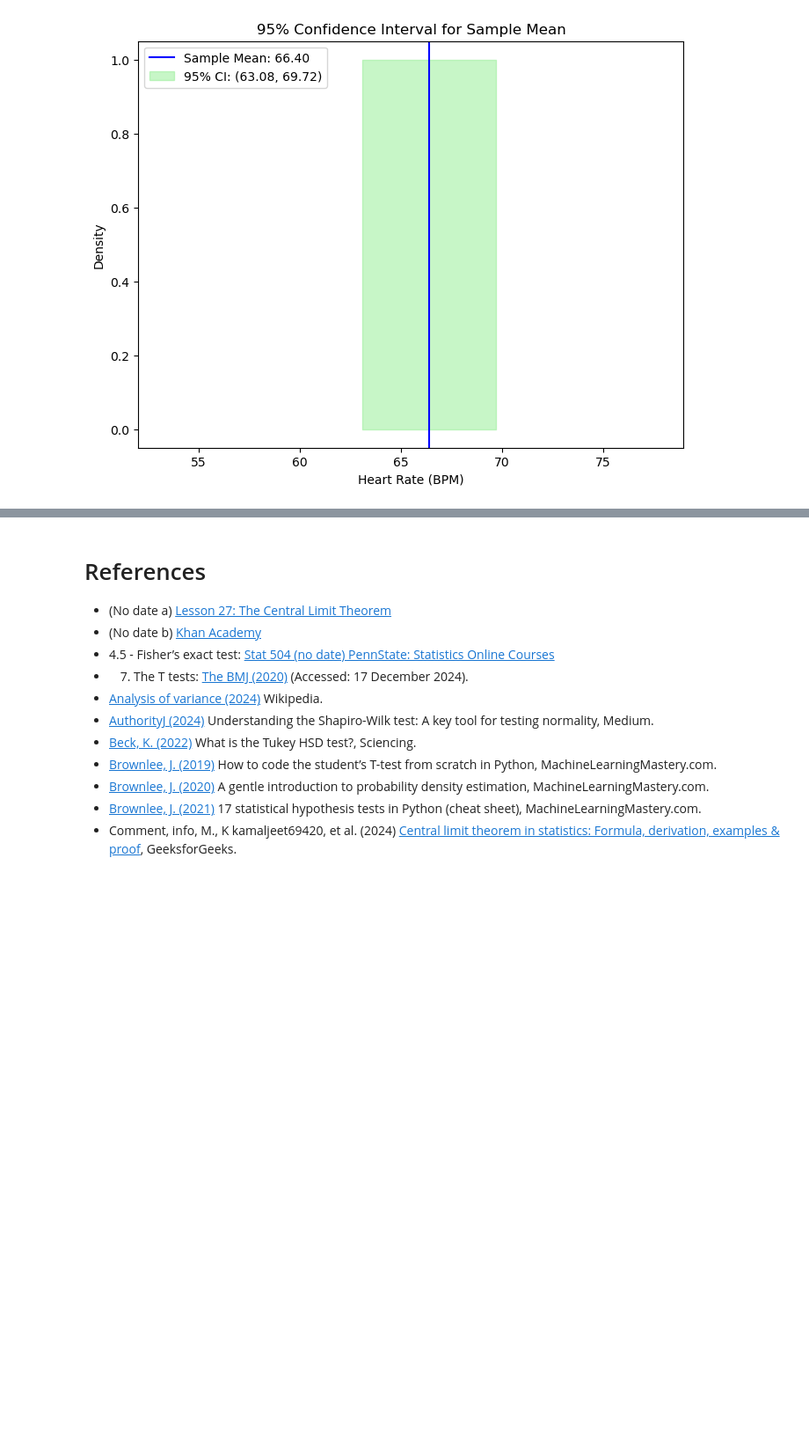
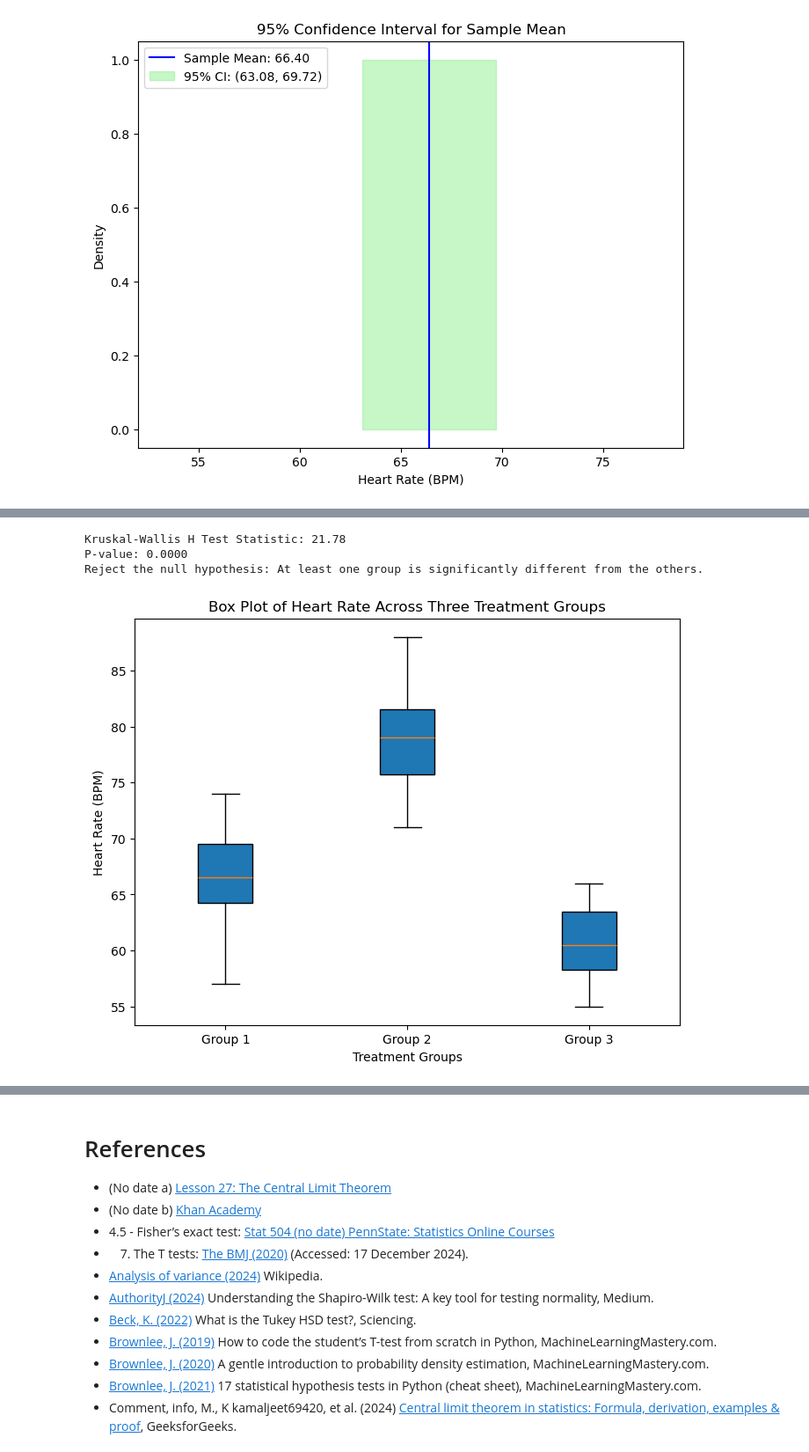
Before and after one commit to keithmmc/appliedstats, a Jupyter notebook: tasks.ipynb, the cells around one changed output, grey strips where cells are left out. Shown at 88% size. Saved outputs shown, nothing was run; the diff lists cells and outputs as text; code cells hidden in the pictures; blank space fills up the shorter version.

```diff
--- a/tasks.ipynb
+++ b/tasks.ipynb
@@ -1124,0 +1230,32 @@ plt.show()
+# %%
+group_1 = np.array([63, 68, 70, 64, 74, 67, 70, 57, 66, 65])
+group_2 = np.array([75, 80, 78, 71, 85, 79, 72, 82, 88, 79])
+group_3 = np.array([55, 60, 58, 64, 65, 62, 66, 57, 59, 61])
+# %%
+
+statistic, p_value = st.kruskal(group_1, group_2, group_3)
+
+# Display results
+print(f"Kruskal-Wallis H Test Statistic: {statistic:.2f}")
+print(f"P-value: {p_value:.4f}")
+
+# Interpretation
+alpha = 0.05
+if p_value < alpha:
+    print("Reject the null hypothesis: At least one group is significantly different from the others.")
+else:
+    print("Fail to reject the null hypothesis: There is no significant difference between the groups.")
+# %% [output]
+Kruskal-Wallis H Test Statistic: 21.78
+P-value: 0.0000
+Reject the null hypothesis: At least one group is significantly different from the others.
+# %%
+# Visualizing the three independent groups using boxplots
+plt.figure(figsize=(8, 6))
+plt.boxplot([group_1, group_2, group_3], labels=['Group 1', 'Group 2', 'Group 3'], patch_artist=True)
+plt.title('Box Plot of Heart Rate Across Three Treatment Groups')
+plt.xlabel('Treatment Groups')
+plt.ylabel('Heart Rate (BPM)')
+plt.show()
+# %% [output]
+[figure, added]
```
Also changed, not shown: parts of 81 cells of this notebook.
